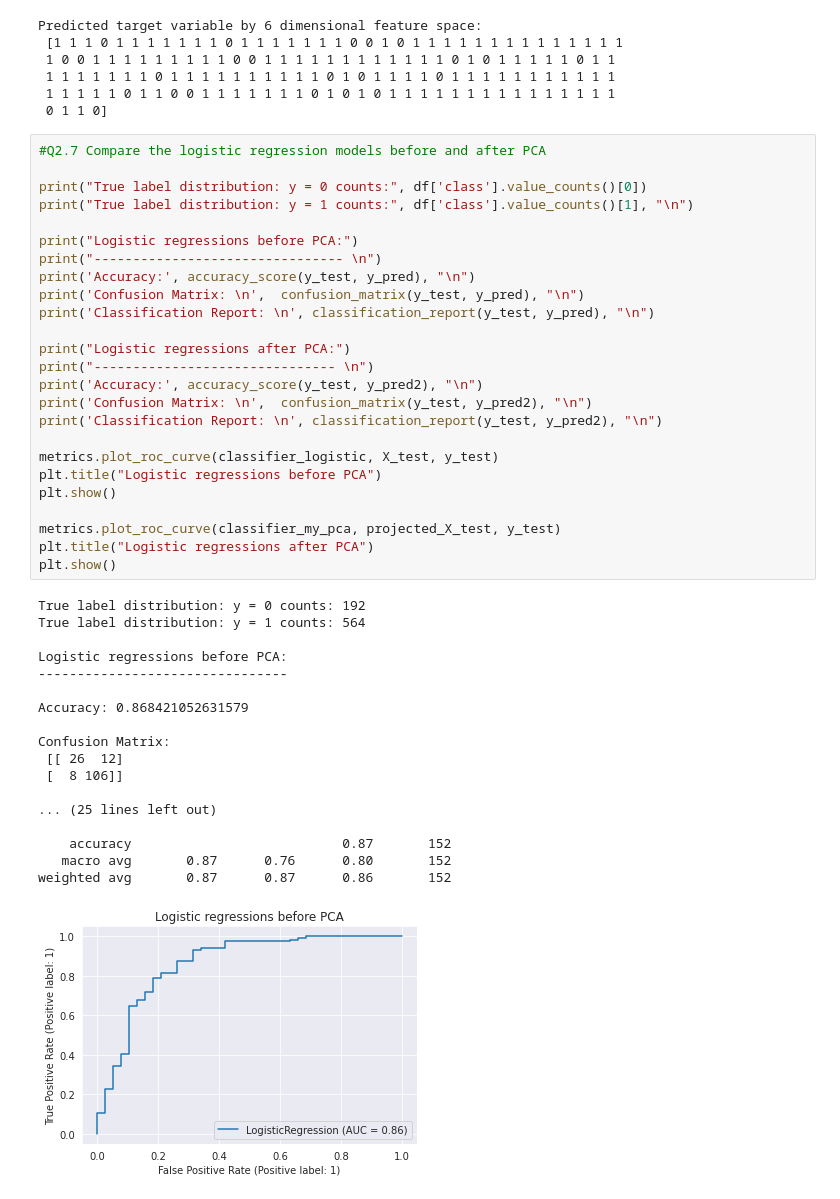
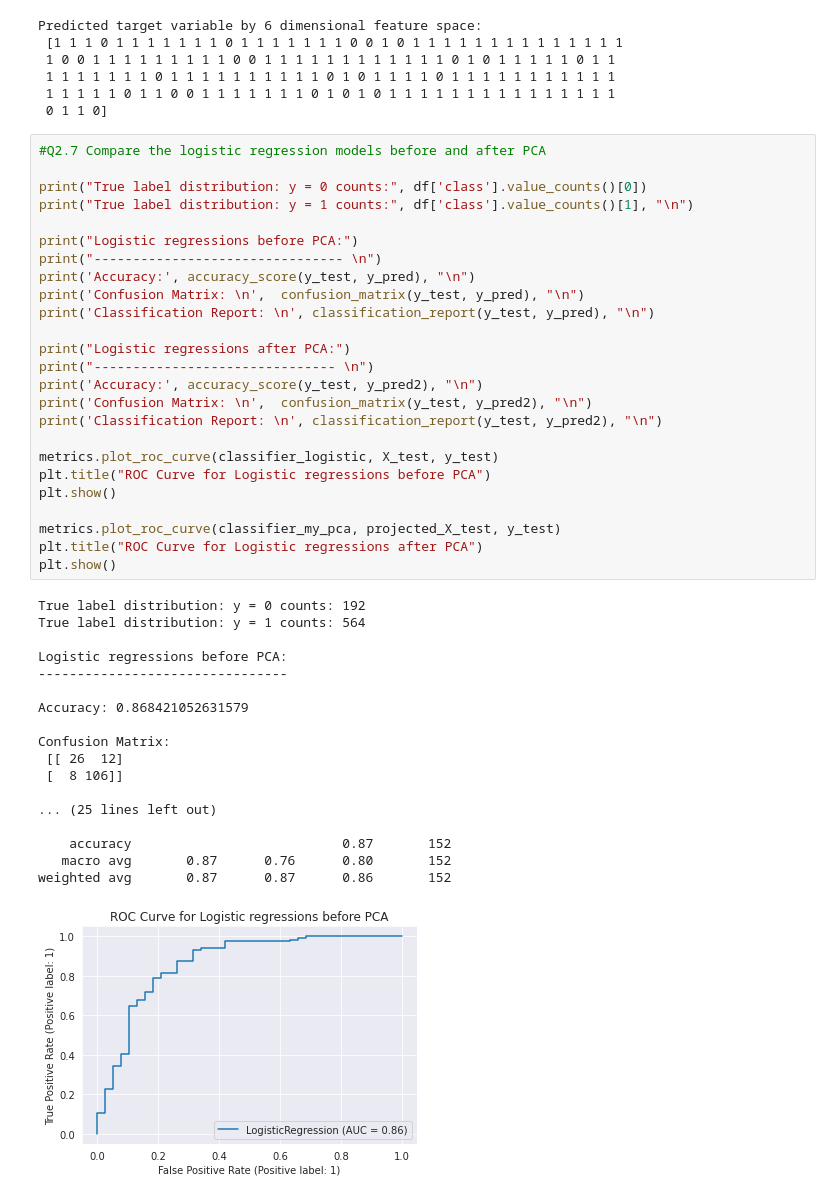
Before and after one commit to cakwok/Machine-Learning, a Jupyter notebook: Assignment4 Q2 PCA.ipynb, the cells around one changed output. Drawn from its saved outputs; the diff is of its cells as text.

```diff
--- a/Assignment4 Q2 PCA.ipynb
+++ b/Assignment4 Q2 PCA.ipynb
@@ -208,33 +210,33 @@ print('Classification Report: \n', classification_report(y_test, y_pred), "\n")
 
 print("Logistic regressions after PCA:")
 print("------------------------------- \n")
 print('Accuracy:', accuracy_score(y_test, y_pred2), "\n")
 print('Confusion Matrix: \n',  confusion_matrix(y_test, y_pred2), "\n")
 print('Classification Report: \n', classification_report(y_test, y_pred2), "\n")
 
 metrics.plot_roc_curve(classifier_logistic, X_test, y_test)
-plt.title("Logistic regressions before PCA")
+plt.title("ROC Curve for Logistic regressions before PCA")
 plt.show()
 
 metrics.plot_roc_curve(classifier_my_pca, projected_X_test, y_test)
-plt.title("Logistic regressions after PCA")
+plt.title("ROC Curve for Logistic regressions after PCA")
 plt.show()
 # %% [output]
 True label distribution: y = 0 counts: 192
 True label distribution: y = 1 counts: 564
 
 Logistic regressions before PCA:
 --------------------------------
 
 Accuracy: 0.868421052631579
 
 Confusion Matrix:
  [[ 26  12]
  [  8 106]]
 
 ... (25 lines left out)
 
     accuracy                           0.87       152
    macro avg       0.87      0.76      0.80       152
 weighted avg       0.87      0.87      0.86       152
-[figure, old version]
+[figure, new version]
```
Also changed, not shown: parts of 3 cells of this notebook.
